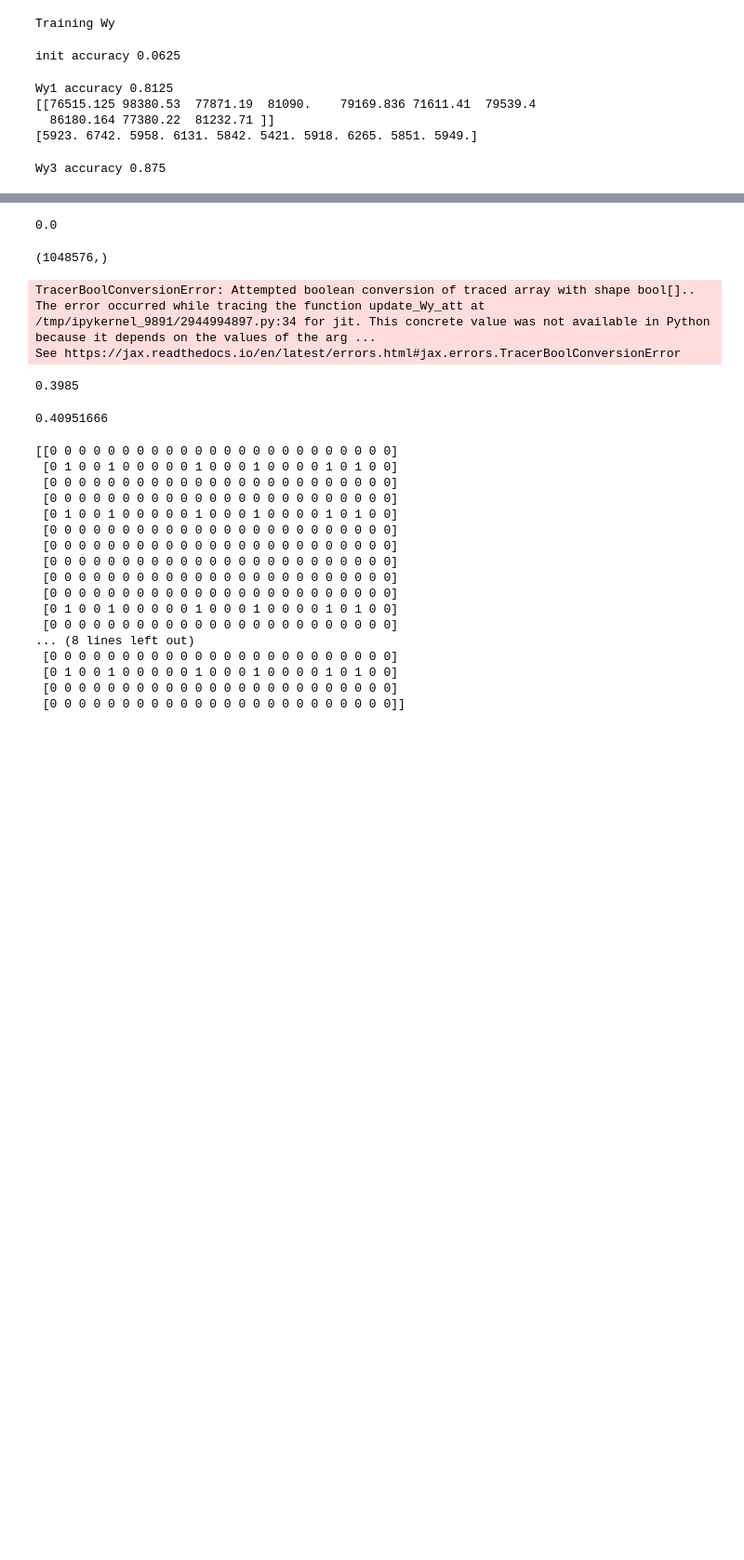
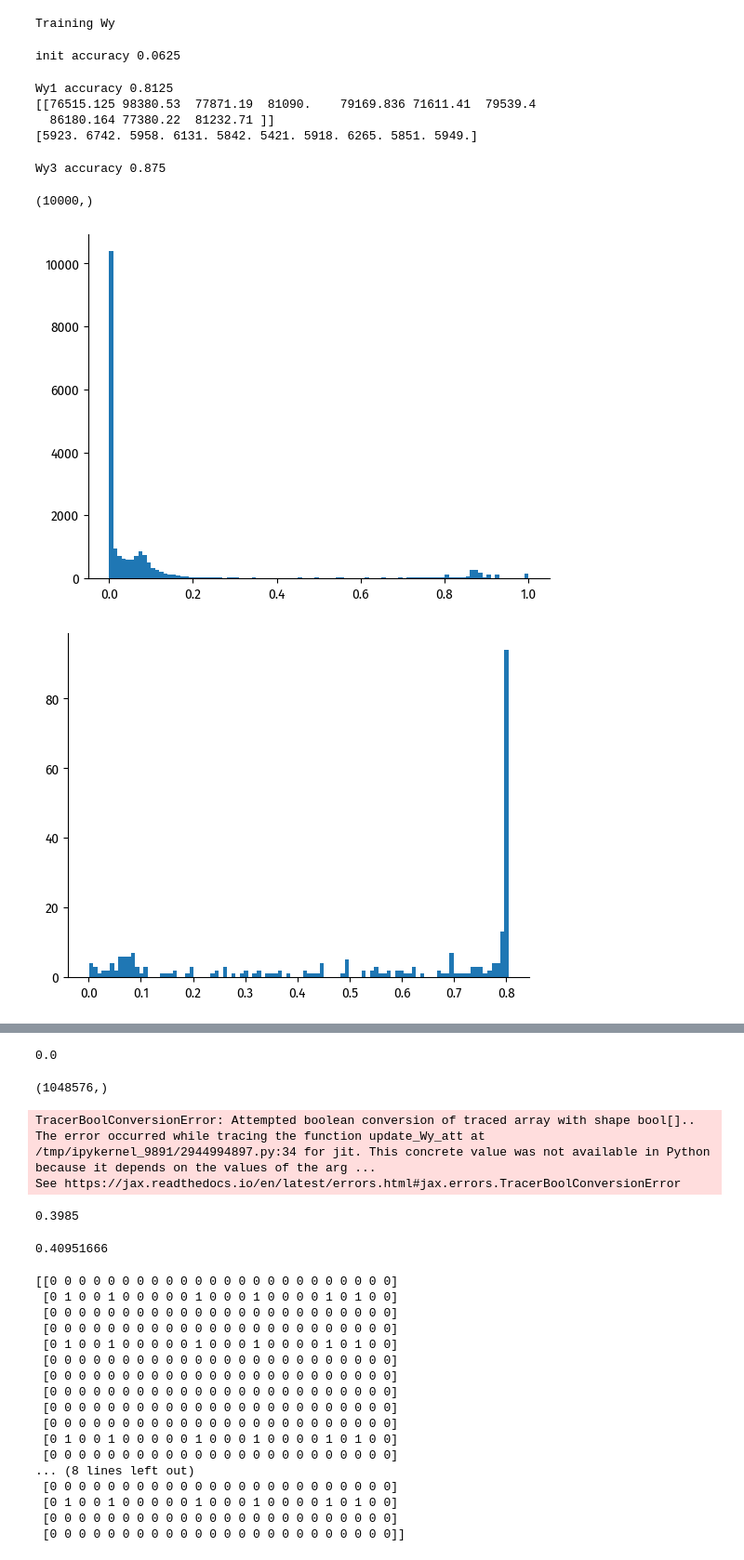
Before and after one commit to cwhy/picojam, a Jupyter notebook: jam/notebooks/PBsimpleAlgo.ipynb, the cells around one changed output, grey strips where cells are left out. Shown: that part at 93% size. Cells and saved outputs as stored; diff of their text form; code cells hidden in the pictures; blank space fills up the shorter version.

```diff
--- a/jam/notebooks/PBsimpleAlgo.ipynb
+++ b/jam/notebooks/PBsimpleAlgo.ipynb
@@ -41,7 +41,8 @@ def quantize(x):
 
 X_train_q = quantize(X_train)
 X_test_q = quantize(X_test)
-n_nodes_x = n_x_q*q_x1*q_x2
+n_codes_x = q_x1*q_x2
+n_nodes_x = n_x_q*n_codes_x
 print(n_nodes_x)
 # %% [output]
 2048
@@ -73,7 +81,7 @@ X_test_code = encode_all(X_test_q)
 from jax.nn import softmax
 from tqdm import tqdm
 top_quantile = 0.8
-train_batch_size = 64
+train_batch_size = 128
 test_batch_size = 256
 add_val = 1
 
@@ -84,8 +92,21 @@ def update_Wy_code_att(Wy, x_code, y):
     threshold = np.quantile(Wy, top_quantile)
     return Wy.at[x_code, y].add(add_val*(Wy[x_code, y] > threshold))
 
+def update_Wy_code_att_ave(Wy, x_code, y):
+    sync = Wy[x_code, y]
+    quantile = avg_per_node
+    threshold = np.quantile(Wy, quantile)
+    return Wy.at[x_code, y].add(add_val*(sync > threshold))
+
 def update_Wy_code_att_static(Wy, x_code, y):
     return Wy.at[x_code, y].add(add_val*(Wy[x_code, y] > threshold_))
+
+def batchfy_update(update):
+    def update_batch(Wy, X_code, y):
+        X_code = X_code.ravel()
+        y = y[:, np.newaxis].repeat(n_codes_x, axis=1).ravel()
+        return update(Wy, X_code, y)
+    return update_batch
 
 def predict(Wy, x_code):
     return Wy[x_code, :].mean(axis=0).argmax()
@@ -103,7 +124,7 @@ def train(update, Wy, X, y):
 
 def train_batch(update, Wy, X, y):
     for i in tqdm(range(0, n_samples, train_batch_size)):
-        Wy = jit(update)(Wy, X[i:i+train_batch_size, :], y[i:i+train_batch_size])
+        Wy = jit(batchfy_update(update))(Wy, X[i:i+train_batch_size, :], y[i:i+train_batch_size])
     return Wy
 
 Wy = np.zeros((n_nodes_x, d_y))
@@ -113,7 +134,7 @@ print("Training Wy")
 acc0 = accuracy_batch(Wy/np.linalg.norm(Wy, axis=0, keepdims=True), X_test_code, y_test)
 print("init accuracy", acc0)
 
-# Wy1 = train(update_Wy_code, Wy, X_train_code, y)
+Wy1 = train_batch(update_Wy_code, Wy, X_train_code, y)
 acc1 = accuracy_batch(Wy1/np.linalg.norm(Wy1, axis=0, keepdims=True), X_test_code, y_test)
 print("Wy1 accuracy", acc1)
 print(np.linalg.norm(Wy1, axis=0, keepdims=True))
@@ -134,3 +155,23 @@ Wy1 accuracy 0.8125
   86180.164 77380.22  81232.71 ]]
 [5923. 6742. 5958. 6131. 5842. 5421. 5918. 6265. 5851. 5949.]
 Wy3 accuracy 0.875
+# %%
+def get_mean_sample_conn(W, x, y):
+    return W[x.ravel(), y[:, np.newaxis].repeat(n_codes_x, axis=1).ravel()].reshape((n_codes_x, -1)).mean(axis=0)
+
+all_conns = Wy1m[X_test_code.ravel(), y_test[:, np.newaxis].repeat(n_codes_x, axis=1).ravel()]
+all_conns.reshape((n_codes_x, -1)).sum(axis=0).shape
+# %% [output]
+(10000,)
+# %%
+Wy1m = Wy1/Wy1.max()
+import matplotlib.pyplot as plt
+plt.hist(Wy1m.ravel(), bins=100)
+plt.show()
+plt.hist(Wy1m[X_test_code[0, :], y[0]].ravel(), bins=100)
+plt.show()
+plt.hist(all_conns.reshape((n_codes_x, -1)).sum(axis=0), bins=100)
+plt.show()
+# %% [output]
+[figure, added]
+[figure, added]
```
Also changed, not shown: parts of 3 cells of this notebook, 2 other files.
